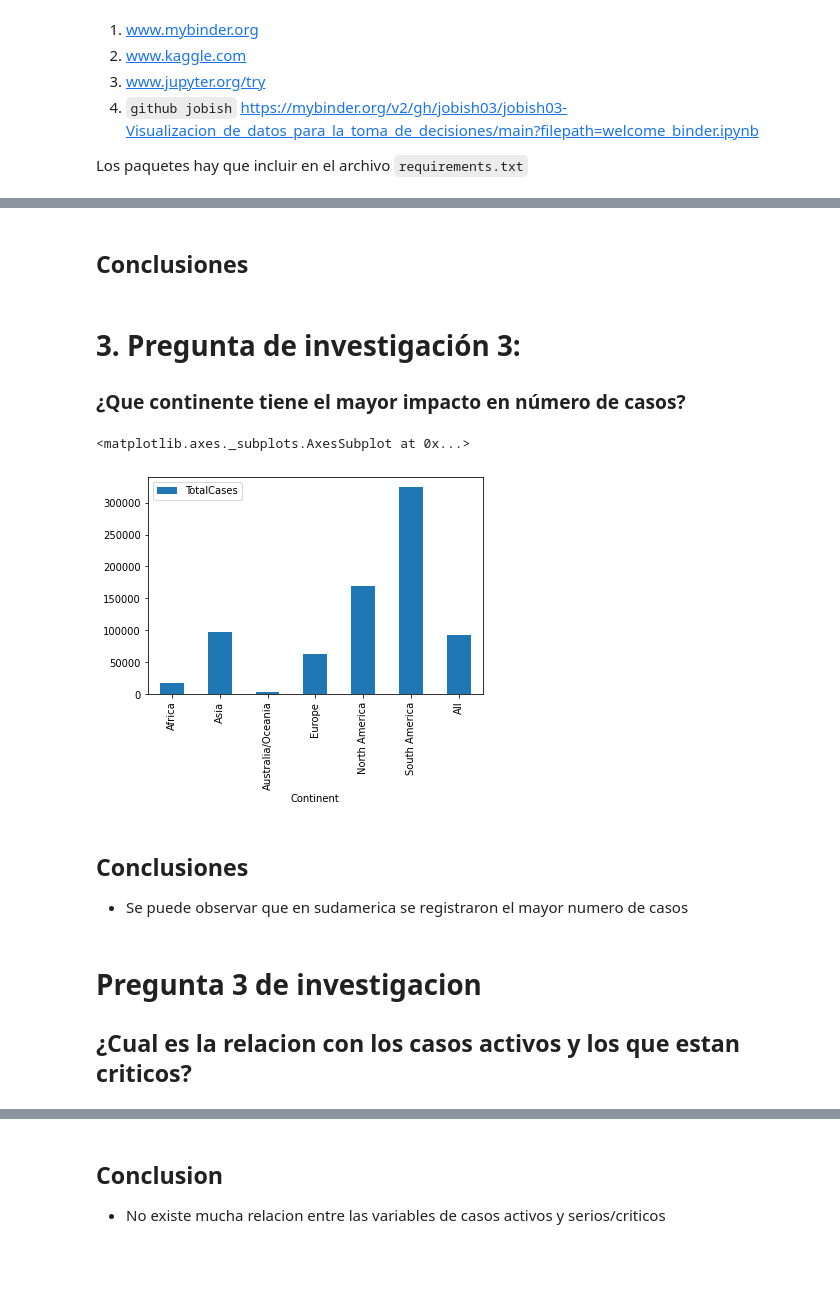
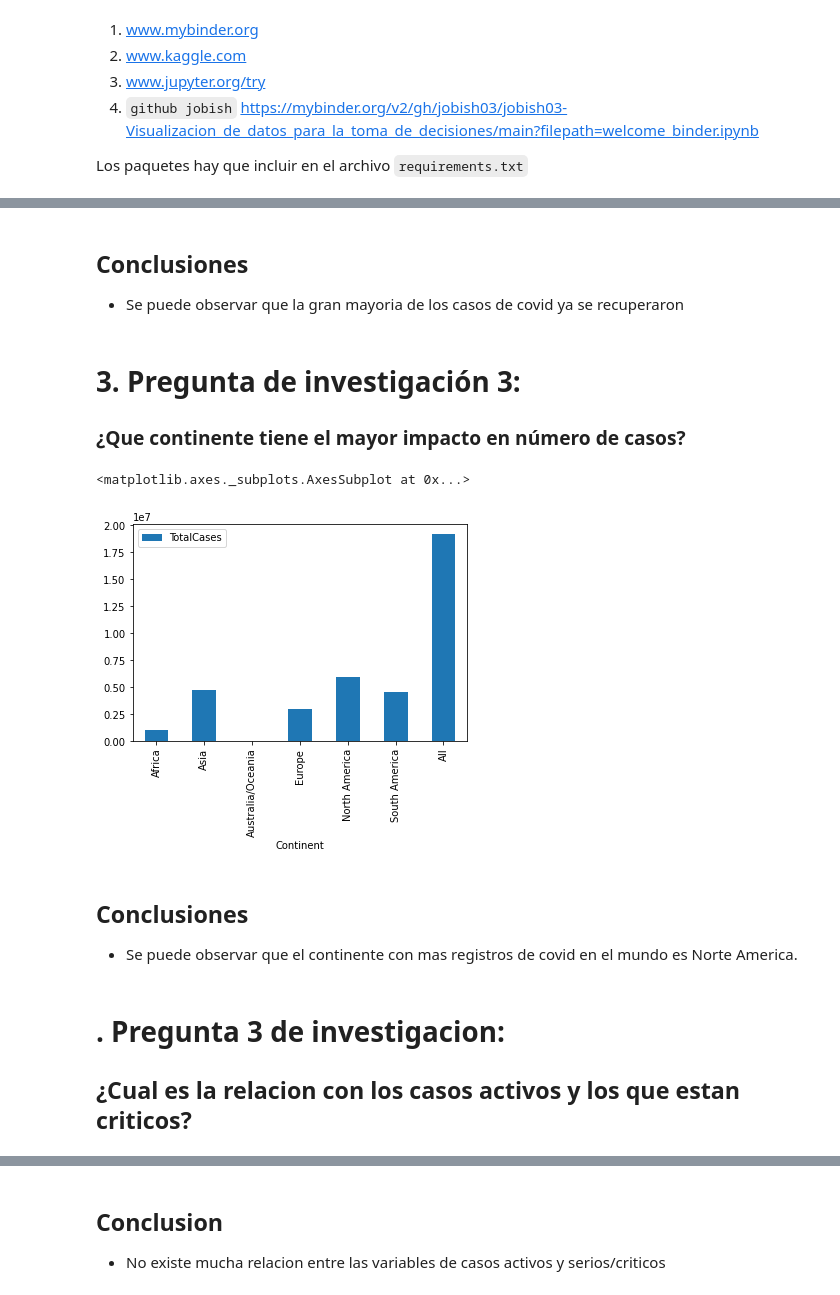
Before and after one commit to DanielaTrevino00/Daniela, a Jupyter notebook: Presentacion4.ipynb, the cells around one changed output, grey strips where cells are left out. Cells and saved outputs as stored; diff of their text form; code cells hidden in the pictures; blank space fills up the shorter version.

```diff
--- a/Presentacion4.ipynb
+++ b/Presentacion4.ipynb
@@ -97,26 +132,27 @@ plt
-# %% [markdown]
-## Conclusiones
+# %% [markdown]
+## Conclusiones
+* Se puede observar que la gran mayoria de los casos de covid ya se recuperaron
 # %% [markdown]
 # 3. Pregunta de investigación 3:
 ### ¿Que continente tiene el mayor impacto en número de casos?
 # %%
 my_pivot = pd.pivot_table(df,
                         index = ['Continent'],
                         values = ['TotalCases'],
                         #aggfunc = ['std','sum','mean','median'],
-                        aggfunc = 'mean',
+                        aggfunc = 'sum',
                         margins = True
                          )
 
 my_pivot.plot.bar()
 # %% [output]
 <matplotlib.axes._subplots.AxesSubplot at 0x...>
-[figure, old version]
+[figure, new version]
 # %% [markdown]
 ## Conclusiones
-* Se puede observar que en sudamerica se registraron el mayor numero de casos
+* Se puede observar que el continente con mas registros de covid en el mundo es Norte America.
 # %% [markdown]
-# Pregunta 3 de investigacion
+# . Pregunta 3 de investigacion:
 ## ¿Cual es la relacion con los casos activos y los que estan criticos?
 # %%
 df.plot(kind='scatter',
```
Also changed, not shown: parts of 25 cells of this notebook.
